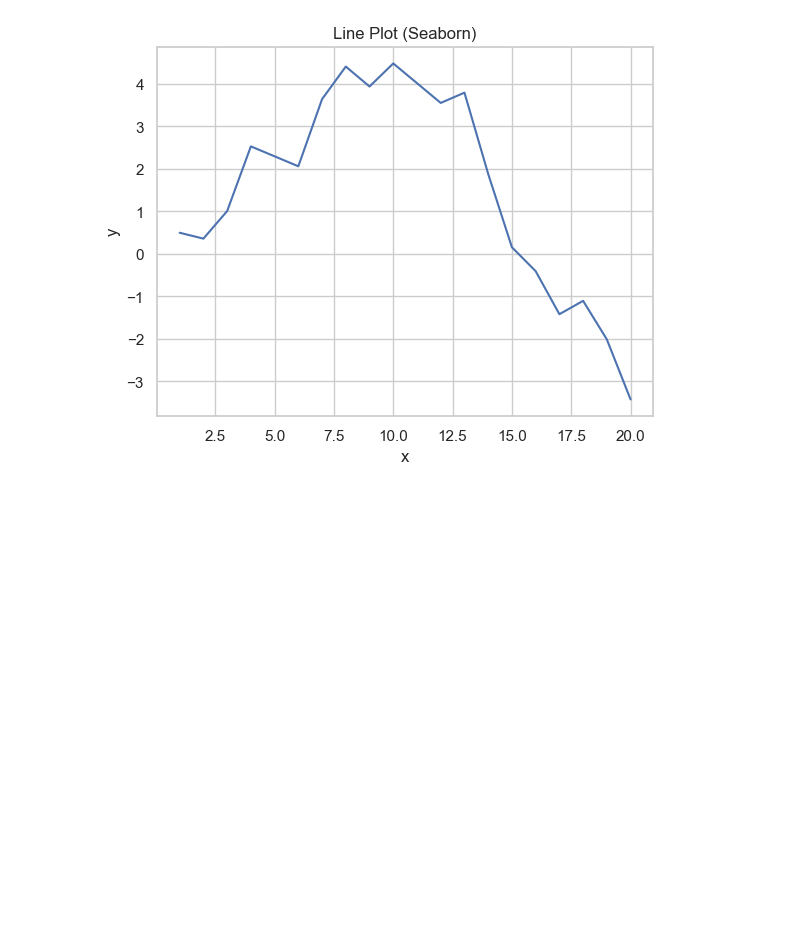
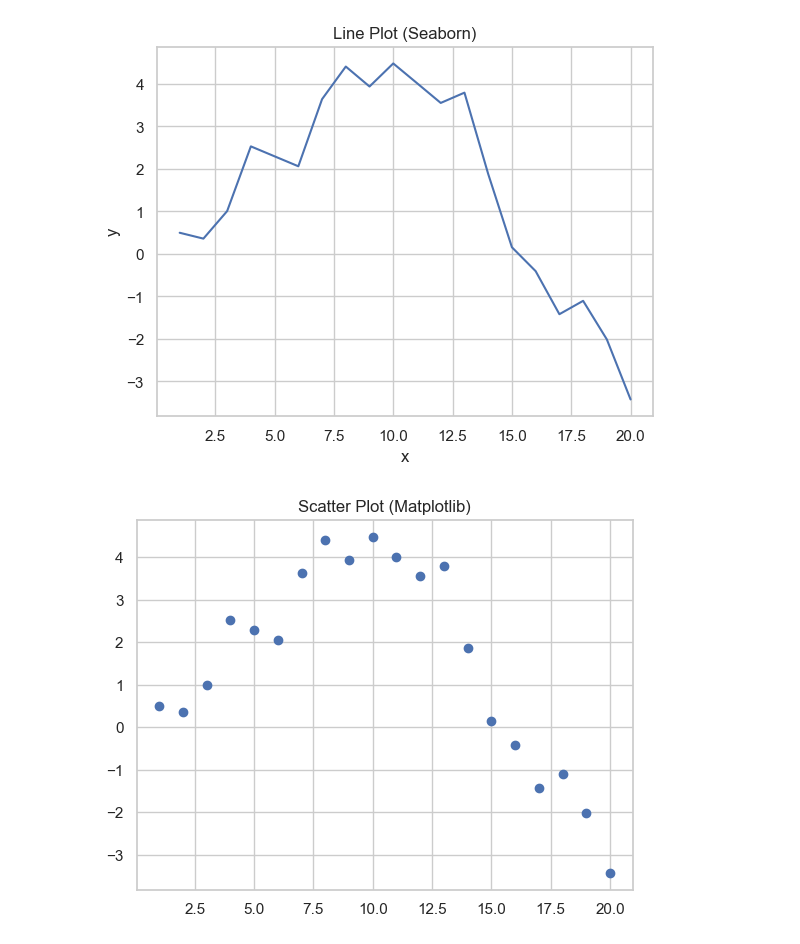
Before and after one commit to KEN-DATALABS/PROJECT-LIST, a Jupyter notebook: OneDrive/Documents/List Project/Project3.ipynb, the cells around one changed output. Saved outputs shown, nothing was run; the diff lists cells and outputs as text; code cells hidden in the pictures; blank space fills up the shorter version.

```diff
--- a/OneDrive/Documents/List Project/Project3.ipynb
+++ b/OneDrive/Documents/List Project/Project3.ipynb
@@ -1043,3 +1043,9 @@ plt.title("Line Plot (Seaborn)")
 plt.show()
 # %% [output]
 [figure]
+# %%
+plt.scatter(df["x"], df["y"])
+plt.title("Scatter Plot (Matplotlib)")
+plt.show()
+# %% [output]
+[figure, added]
```
Also changed, not shown: parts of 1 cell of this notebook.
